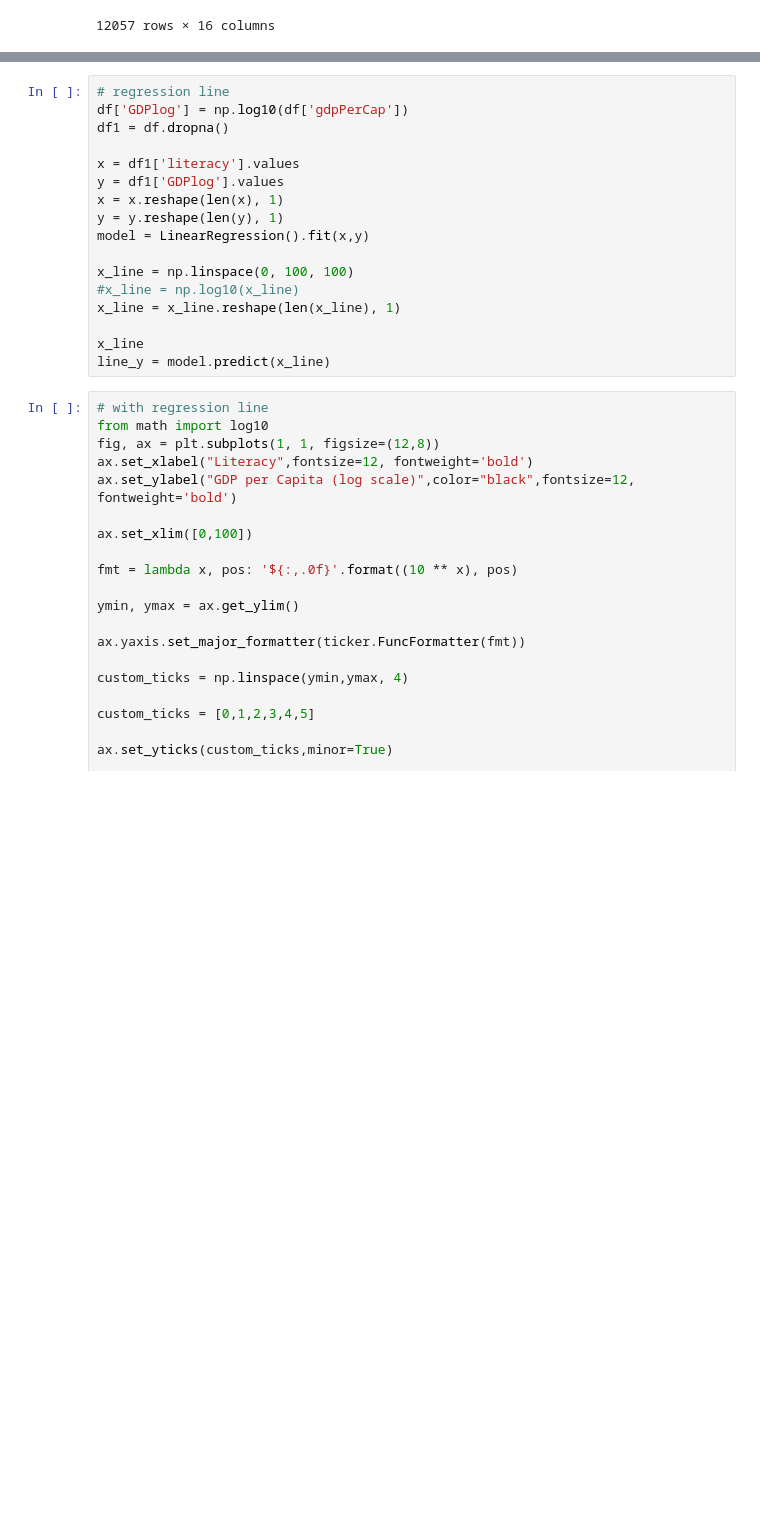
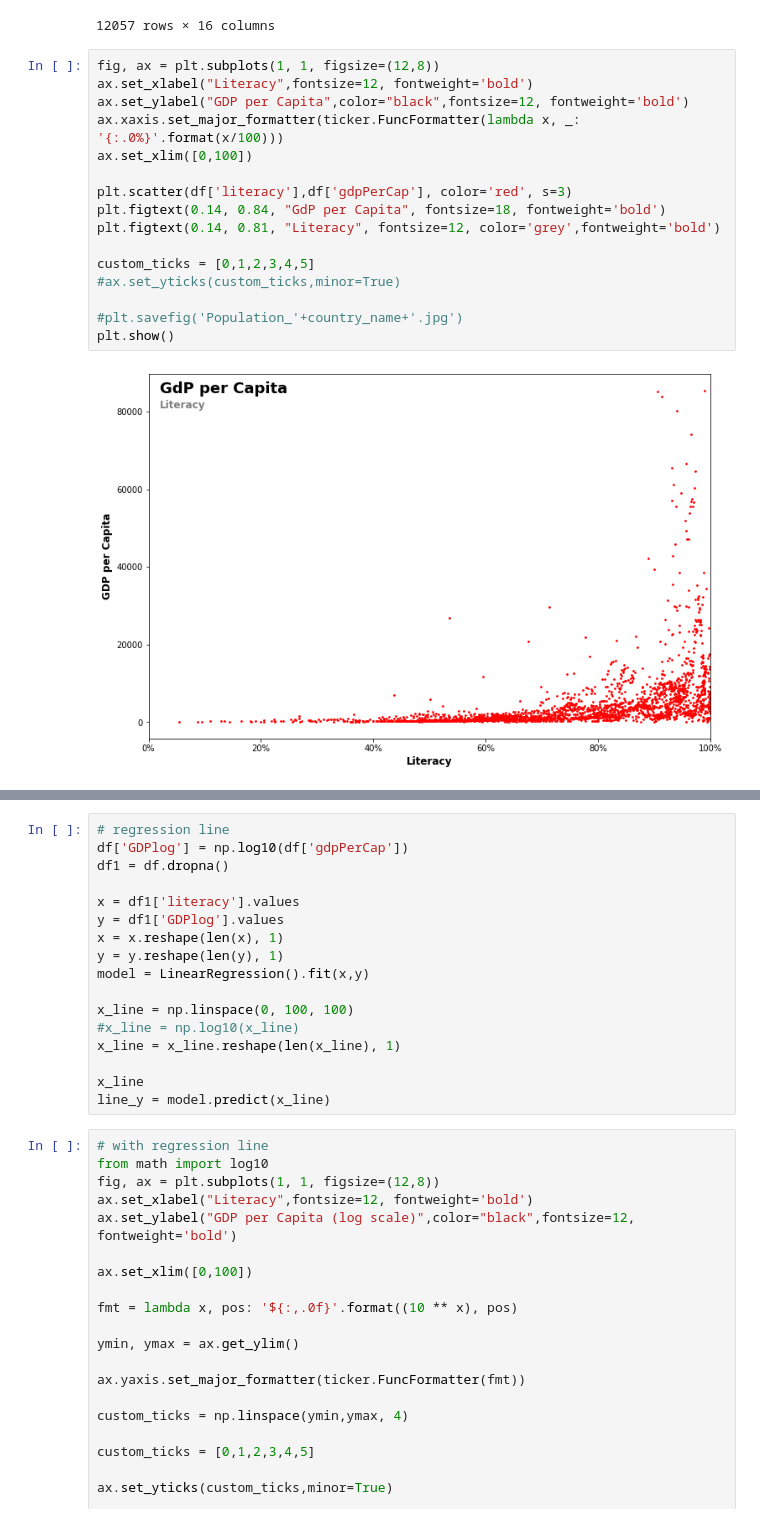
Before and after one commit to castorgit/Predictive_Analytics, a Jupyter notebook: Examples_regressions/01_Regressions_factors_GDP_per_capita.ipynb, the cells around one changed output, grey strips where cells are left out. Drawn from its saved outputs; the diff is of its cells as text; blank space fills up the shorter version.

```diff
--- a/Examples_regressions/01_Regressions_factors_GDP_per_capita.ipynb
+++ b/Examples_regressions/01_Regressions_factors_GDP_per_capita.ipynb
@@ -22,6 +22,24 @@ df
 | 12055 | Zambia | ZMB | 2018 | 1539.900158 | 86.74796 | 23.341479 | NaN | NaN | NaN | ... |
 | 12056 | Zimbabwe | ZWE | 2018 | 2146.996385 | NaN | 37.324591 | NaN | NaN | NaN | ... |
 12057 rows × 16 columns
+# %%
+fig, ax = plt.subplots(1, 1, figsize=(12,8))
+ax.set_xlabel("Literacy",fontsize=12, fontweight='bold')
+ax.set_ylabel("GDP per Capita",color="black",fontsize=12, fontweight='bold')
+ax.xaxis.set_major_formatter(ticker.FuncFormatter(lambda x, _: '{:.0%}'.format(x/100)))
+ax.set_xlim([0,100])
+
+plt.scatter(df['literacy'],df['gdpPerCap'], color='red', s=3)
+plt.figtext(0.14, 0.84, "GdP per Capita", fontsize=18, fontweight='bold')
+plt.figtext(0.14, 0.81, "Literacy", fontsize=12, color='grey',fontweight='bold')
+
+custom_ticks = [0,1,2,3,4,5]
+#ax.set_yticks(custom_ticks,minor=True)
+
+#plt.savefig('Population_'+country_name+'.jpg')
+plt.show()
+# %% [output]
+[figure, added]
 # %%
 fig, ax = plt.subplots(1, 1, figsize=(12,8))
 ax.set_yscale('log')
```
Also changed, not shown: parts of 1 cell of this notebook.
